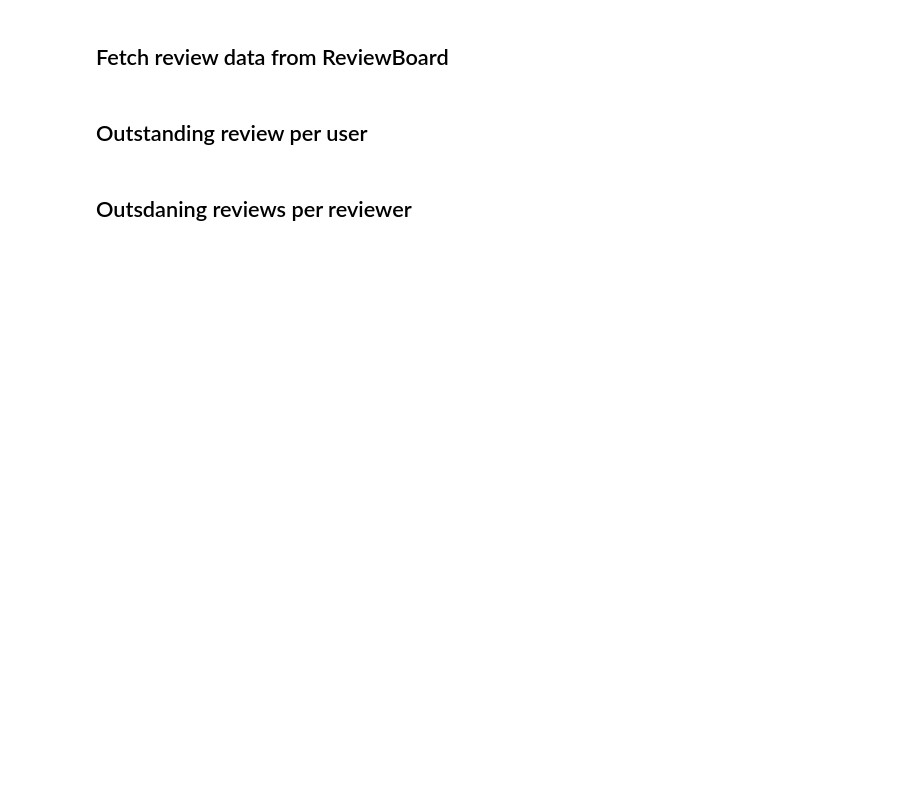
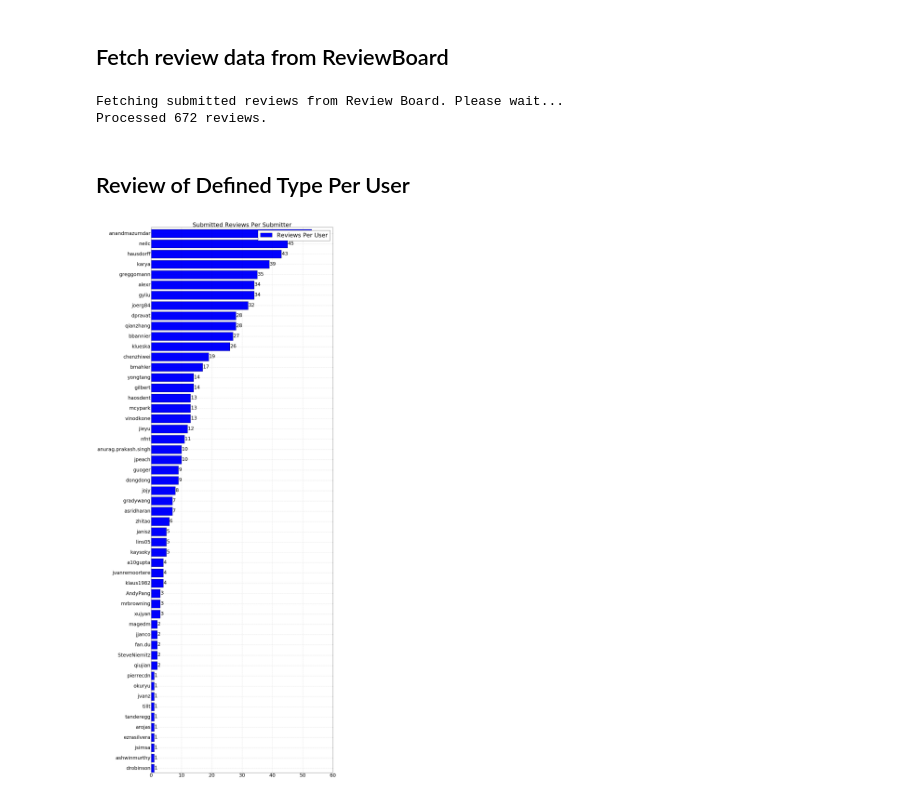
Before and after one commit to mesosphere/rb-stats, a Jupyter notebook: Mesos Review Board.ipynb, the cells around one changed output. Cells and saved outputs as stored; diff of their text form; code cells hidden in the pictures; blank space fills up the shorter version.

Commit message:
Moved changes from gabe_test.py to mesos_rb.py, from gabe_testnotebook.ipynb to Mesos Review Board.ipynb --  and cleaned up code, reformatted charts, and validated correctness of data on charts

```diff
--- a/Mesos Review Board.ipynb
+++ b/Mesos Review Board.ipynb
@@ -18,24 +23,52 @@ reviews = m.cutoff_reviews(reviews, CUTOFF_DAYS)
-# %% [markdown]
-Outstanding review per user
----
+# %%
+# Cut Off Date
+CUTOFF_DAYS = 60
+
+# set stat equal to either 'discarded', 'pending', or 'submitted'
+stat='submitted'
+
+reviews = m.fetch_reviews(stat,CUTOFF_DAYS)
+# %% [output]
+Fetching submitted reviews from Review Board. Please wait...
+Processed 672 reviews.
+# %% [markdown]
+Review of Defined Type Per User
+---
 # %%
 # Fetch the data.
 per_user = m.reviews_per_user(reviews)
-chart = m.convert_to_chart(per_user)
+chart = m.convert_to_chart(per_user[0])
 
 # Set up the chart.
 font = {'size' : 30}
 rc('font', **font)
 pyplot.figure(figsize = (20.0, 60.0))
 pylab.grid()
+pylab.title("{first}{stat} Reviews Per Submitter".format(first=stat[0].upper(), stat=stat[1:]))
 
 # Populate the chart.
 y_positions = arange(len(chart[0]))
-pyplot.barh(y_positions, chart[1])
-
+plot = pyplot.barh(y_positions, chart[1], .8, color = 'blue')
+pyplot.ylim([0, y_positions.size])
+pyplot.legend((plot,),("Reviews Per User",))
 
 # Set Y-axis labels.
-yt = pyplot.yticks(y_positions, chart[0])
+yt = pyplot.yticks(y_positions+.4, chart[0])
+
+plot_values=[]
+
+for value in chart[1]:
+    plot_values.append(value)
+
+def autolabel(rects,values):
+    # attach number values to graph
+    i = 0
+    for rect in rects:
+        length = values[i]
+        height = rect.get_y()
+        pyplot.text(float(values[i]+.1), rect.get_y()+.3, '{length}'.format(length=length),)
+        i += 1
+
+autolabel(plot,plot_values)
+# %% [output]
+[figure, added]
-# %% [markdown]
-Outsdaning reviews per reviewer
----
```
Also changed, not shown: parts of 8 cells of this notebook, 1 other file.
